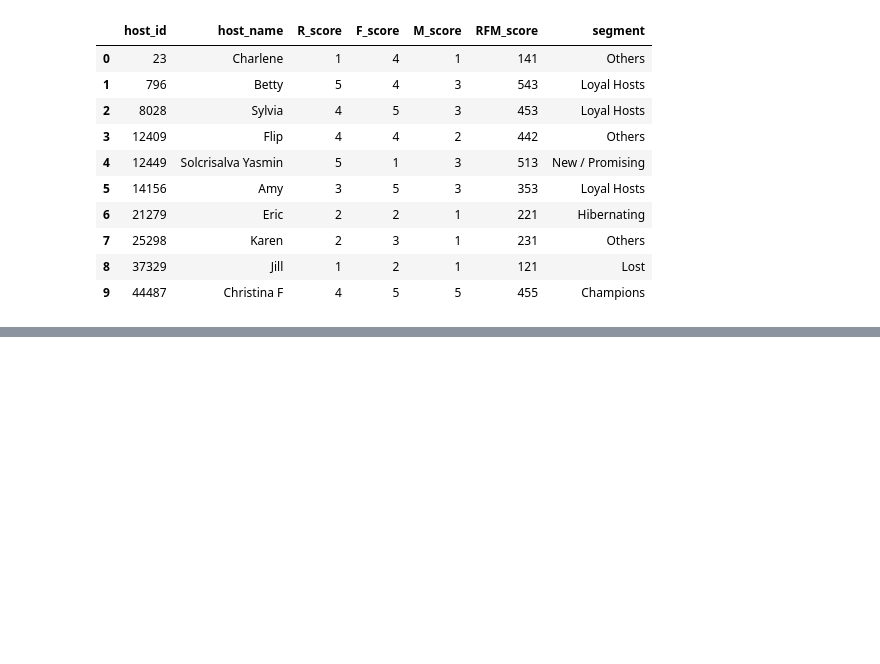
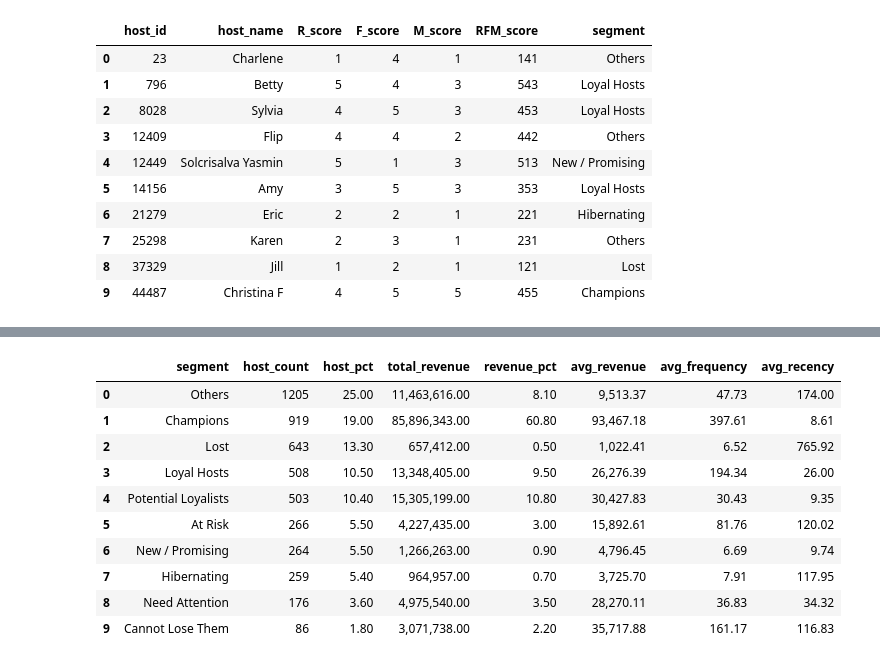
Before and after one commit to Cijan540/my-project-2-rfm-segmentation, a Jupyter notebook: rfm_analysis.ipynb, the cells around one changed output, grey strips where cells are left out. Saved outputs shown, nothing was run; the diff lists cells and outputs as text; code cells hidden in the pictures; blank space fills up the shorter version.

```diff
--- a/rfm_analysis.ipynb
+++ b/rfm_analysis.ipynb
@@ -554,0 +580,38 @@ Segments assigned to 4,829 hosts
+# %%
+# Aggregate segment counts and revenue contribution across the host base.
+# Two metrics matter: how many hosts are in each segment, and how much marketplace
+# revenue each segment represents. A segment can be small but high-value (Cannot Lose Them)
+# or large but low-value (Hibernating).
+
+segment_summary = rfm.groupby('segment').agg(
+    host_count       = ('host_id', 'count'),
+    total_revenue    = ('monetary', 'sum'),
+    avg_revenue      = ('monetary', 'mean'),
+    avg_frequency    = ('frequency', 'mean'),
+    avg_recency      = ('recency', 'mean')
+).reset_index()
+
+# Add percentage columns for proportional context
+segment_summary['host_pct']    = (segment_summary['host_count'] / len(rfm) * 100).round(1)
+segment_summary['revenue_pct'] = (segment_summary['total_revenue'] / segment_summary['total_revenue'].sum() * 100).round(1)
+
+# Order by host count descending for readability
+segment_summary = segment_summary.sort_values('host_count', ascending=False).reset_index(drop=True)
+
+# Reorder columns
+segment_summary = segment_summary[['segment', 'host_count', 'host_pct',
+                                    'total_revenue', 'revenue_pct',
+                                    'avg_revenue', 'avg_frequency', 'avg_recency']]
+segment_summary
+# %% [output]
+|  | segment | host_count | host_pct | total_revenue | revenue_pct | avg_revenue | avg_frequency | avg_recency |
+| 0 | Others | 1205 | 25.00 | 11,463,616.00 | 8.10 | 9,513.37 | 47.73 | 174.00 |
+| 1 | Champions | 919 | 19.00 | 85,896,343.00 | 60.80 | 93,467.18 | 397.61 | 8.61 |
+| 2 | Lost | 643 | 13.30 | 657,412.00 | 0.50 | 1,022.41 | 6.52 | 765.92 |
+| 3 | Loyal Hosts | 508 | 10.50 | 13,348,405.00 | 9.50 | 26,276.39 | 194.34 | 26.00 |
+| 4 | Potential Loyalists | 503 | 10.40 | 15,305,199.00 | 10.80 | 30,427.83 | 30.43 | 9.35 |
+| 5 | At Risk | 266 | 5.50 | 4,227,435.00 | 3.00 | 15,892.61 | 81.76 | 120.02 |
+| 6 | New / Promising | 264 | 5.50 | 1,266,263.00 | 0.90 | 4,796.45 | 6.69 | 9.74 |
+| 7 | Hibernating | 259 | 5.40 | 964,957.00 | 0.70 | 3,725.70 | 7.91 | 117.95 |
+| 8 | Need Attention | 176 | 3.60 | 4,975,540.00 | 3.50 | 28,270.11 | 36.83 | 34.32 |
+| 9 | Cannot Lose Them | 86 | 1.80 | 3,071,738.00 | 2.20 | 35,717.88 | 161.17 | 116.83 |
```
Also changed, not shown: parts of 16 cells of this notebook, 1 other file.
